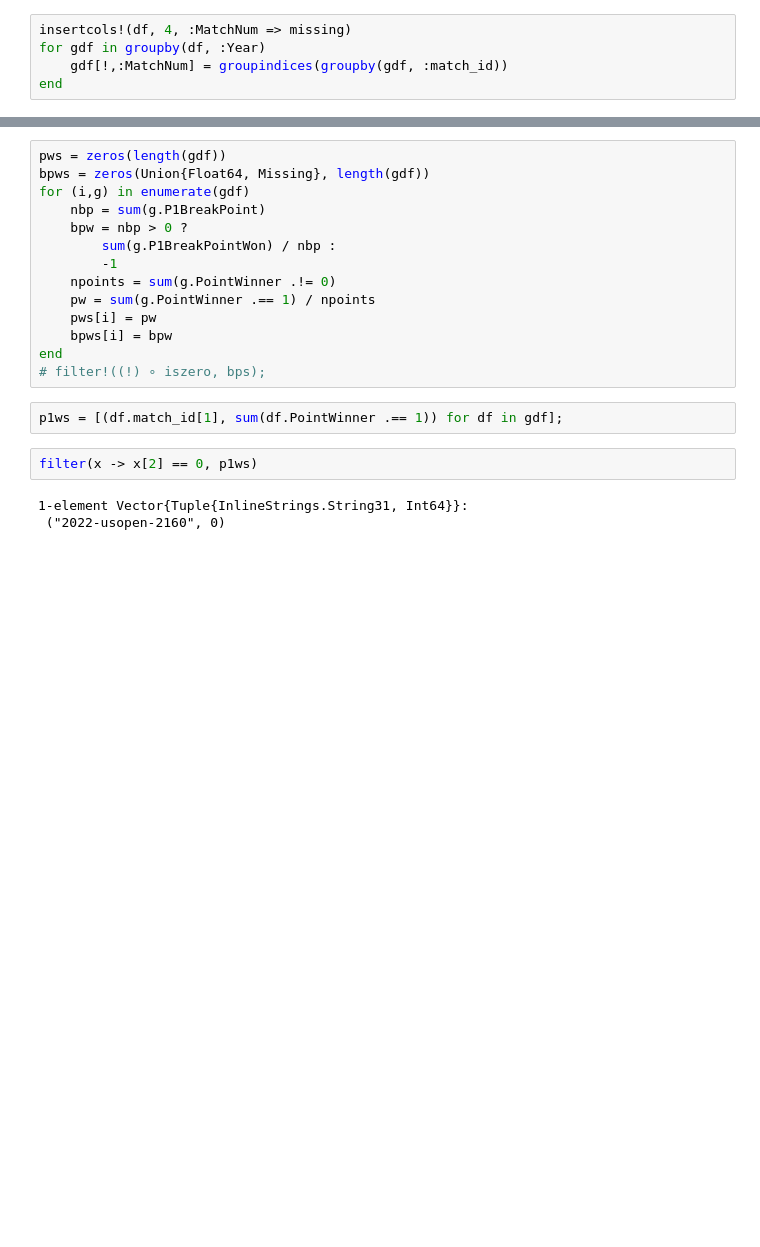
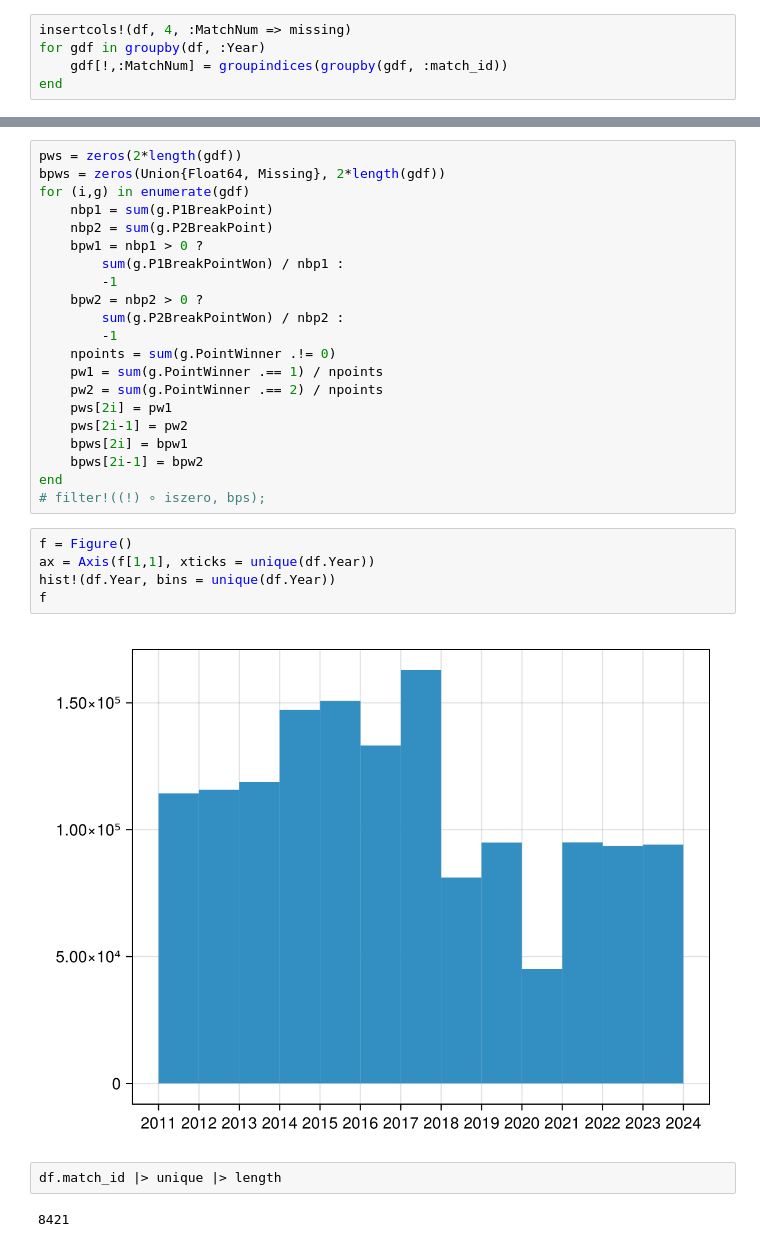
Before and after one commit to VictorKeil/grand-slam-analysis, a Jupyter notebook: Main.ipynb, the cells around one changed output, grey strips where cells are left out. Drawn from its saved outputs; the diff is of its cells as text; blank space fills up the shorter version.

```diff
--- a/Main.ipynb
+++ b/Main.ipynb
@@ -190,26 +215,37 @@ Last Group (163 rows): match_id = "2024-wimbledon-2701"
 | 162 | 2024-wimbledon-2701 | 2024 | wimbledon | 505 | 1:55:15 | 3 | 5 | 4 | 0 | ... |
 | 163 | 2024-wimbledon-2701 | 2024 | wimbledon | 505 | 1:55:58 | 3 | 6 | 4 | 1 | ... |
 # %%
-pws = zeros(length(gdf))
-bpws = zeros(Union{Float64, Missing}, length(gdf))
+pws = zeros(2*length(gdf))
+bpws = zeros(Union{Float64, Missing}, 2*length(gdf))
 for (i,g) in enumerate(gdf)
-    nbp = sum(g.P1BreakPoint)
-    bpw = nbp > 0 ?
-        sum(g.P1BreakPointWon) / nbp :
+    nbp1 = sum(g.P1BreakPoint)
+    nbp2 = sum(g.P2BreakPoint)
+    bpw1 = nbp1 > 0 ?
+        sum(g.P1BreakPointWon) / nbp1 :
+        -1
+    bpw2 = nbp2 > 0 ?
+        sum(g.P2BreakPointWon) / nbp2 :
         -1
     npoints = sum(g.PointWinner .!= 0)
-    pw = sum(g.PointWinner .== 1) / npoints
-    pws[i] = pw
-    bpws[i] = bpw
+    pw1 = sum(g.PointWinner .== 1) / npoints
+    pw2 = sum(g.PointWinner .== 2) / npoints
+    pws[2i] = pw1
+    pws[2i-1] = pw2
+    bpws[2i] = bpw1
+    bpws[2i-1] = bpw2
 end
 # filter!((!) ∘ iszero, bps);
-# %%
-p1ws = [(df.match_id[1], sum(df.PointWinner .== 1)) for df in gdf];
-# %%
-filter(x -> x[2] == 0, p1ws)
-# %% [output]
-1-element Vector{Tuple{InlineStrings.String31, Int64}}:
- ("2022-usopen-2160", 0)
+# %%
+f = Figure()
+ax = Axis(f[1,1], xticks = unique(df.Year))
+hist!(df.Year, bins = unique(df.Year))
+f
+# %% [output]
+[figure, added]
+# %%
+df.match_id |> unique |> length
+# %% [output]
+8421
 # %%
 mkax(f; kwargs...) = Axis(f,
     limits = ((-0.1,1.1), nothing);
```
Also changed, not shown: parts of 6 cells of this notebook, 1 other file.
